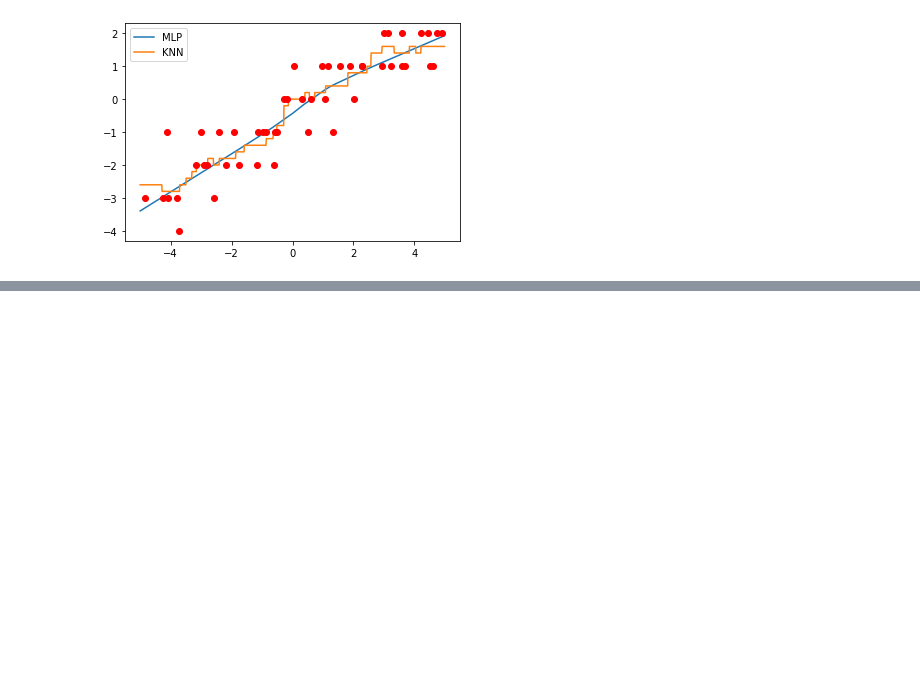
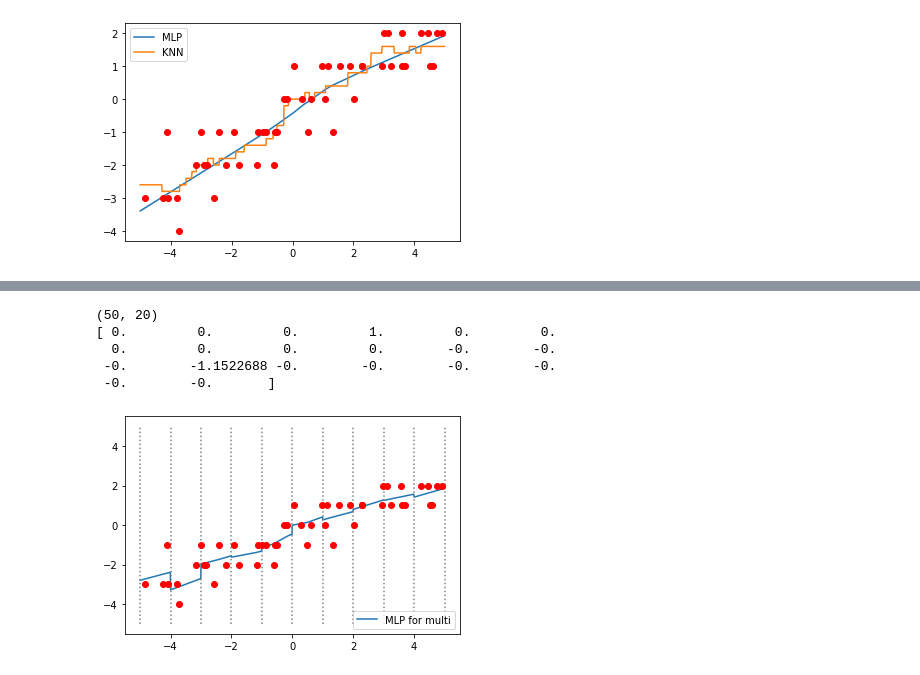
Before and after one commit to OrriO/jupyter_myworkspace, a Jupyter notebook: workspeace/book/深入浅出机器学习/chapter8-15.ipynb, the cells around one changed output, grey strips where cells are left out. Drawn from its saved outputs; the diff is of its cells as text; code cells hidden in the pictures; blank space fills up the shorter version.

```diff
--- a/workspeace/book/深入浅出机器学习/chapter8-15.ipynb
+++ b/workspeace/book/深入浅出机器学习/chapter8-15.ipynb
@@ -334,0 +391,21 @@ plt.show()
+# %%
+X_multi = np.hstack([X_in_bin, X*X_in_bin])
+print(X_multi.shape)
+print(X_multi[0])
+# %% [output]
+(50, 20)
+[ 0.         0.         0.         1.         0.         0.
+  0.         0.         0.         0.        -0.        -0.
+ -0.        -1.1522688 -0.        -0.        -0.        -0.
+ -0.        -0.       ]
+# %%
+line_multi = np.hstack([new_line,line*new_line])
+mlpr_interact = MLPRegressor().fit(X_multi, y)
+plt.plot(line, mlpr_interact.predict(line_multi), label='MLP for multi')
+for vline in bins:
+    plt.plot([vline,vline],[-5,5],':',c='gray')
+plt.legend(loc = 'lower right')
+plt.plot(X, y, 'o', c='r')
+plt.show()
+# %% [output]
+[figure, added]
```
Also changed, not shown: parts of 51 cells of this notebook.
